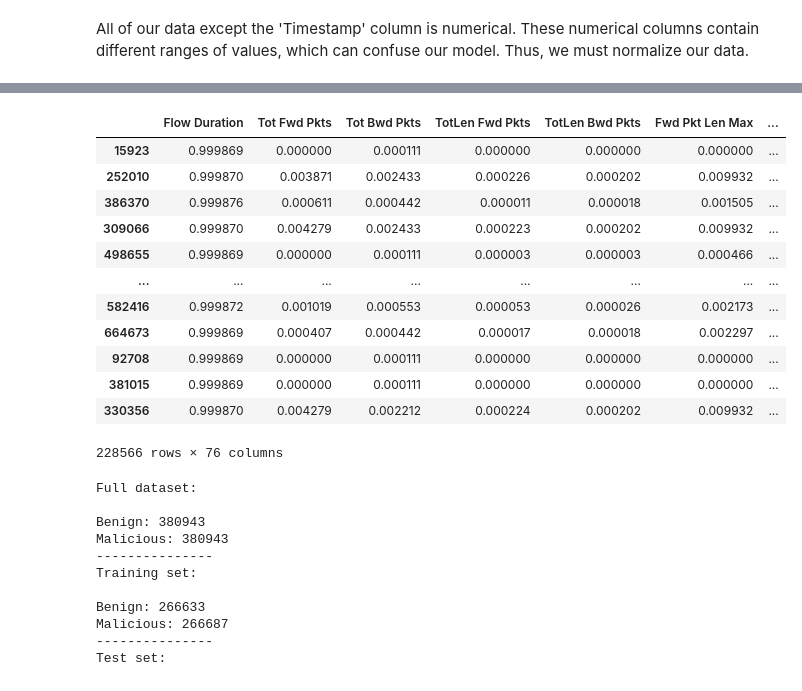
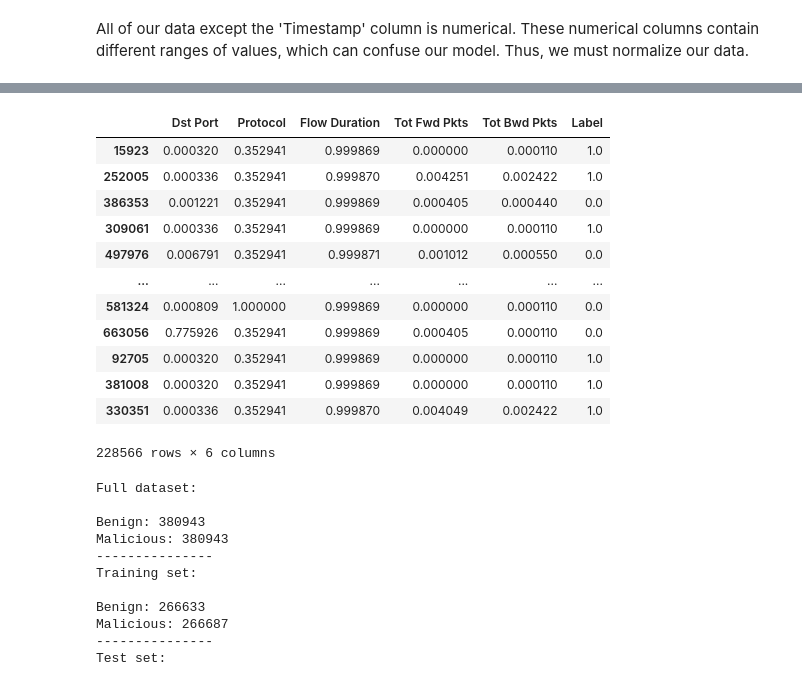
Before and after one commit to zulufun/TeamProject, a Jupyter notebook: Train_model/kaggel/ddos-detection.ipynb, the cells around one changed output, grey strips where cells are left out. Cells and saved outputs as stored; diff of their text form; code cells hidden in the pictures.

Commit message:
push code train model -an -bn

```diff
--- a/Train_model/kaggel/ddos-detection.ipynb
+++ b/Train_model/kaggel/ddos-detection.ipynb
@@ -289,5 +231,6 @@ numerical_columns = ['Flow Duration', 'Tot Fwd Pkts',
-# %%
-train[numerical_columns] = min_max_scaler.transform(train[numerical_columns])
+# %%
+min_max_scaler = MinMaxScaler().fit(train[selected_columns])
+train[selected_columns] = min_max_scaler.transform(train[selected_columns])
 # %%
 train
 # %% [output]
@@ -340,5 +278,2 @@ memory usage: 329.6+ MB
-# %%
-train.drop(['Timestamp'], axis=1,inplace=True)
-test.drop(['Timestamp'],axis=1,inplace=True)
 # %%
 train.info()
@@ -363,21 +280,21 @@ memory usage: 325.5 MB
 # %%
-test[numerical_columns] = min_max_scaler.transform(test[numerical_columns])
+test[selected_columns] = min_max_scaler.transform(test[selected_columns])
 # %%
-test[numerical_columns]
+test[selected_columns]
 # %% [output]
-|  | Flow Duration | Tot Fwd Pkts | Tot Bwd Pkts | TotLen Fwd Pkts | TotLen Bwd Pkts | Fwd Pkt Len Max | ... |
-| 15923 | 0.999869 | 0.000000 | 0.000111 | 0.000000 | 0.000000 | 0.000000 | ... |
-| 252010 | 0.999870 | 0.003871 | 0.002433 | 0.000226 | 0.000202 | 0.009932 | ... |
-| 386370 | 0.999876 | 0.000611 | 0.000442 | 0.000011 | 0.000018 | 0.001505 | ... |
-| 309066 | 0.999870 | 0.004279 | 0.002433 | 0.000223 | 0.000202 | 0.009932 | ... |
-| 498655 | 0.999869 | 0.000000 | 0.000111 | 0.000003 | 0.000003 | 0.000466 | ... |
-| ... | ... | ... | ... | ... | ... | ... | ... |
-| 582416 | 0.999872 | 0.001019 | 0.000553 | 0.000053 | 0.000026 | 0.002173 | ... |
-| 664673 | 0.999869 | 0.000407 | 0.000442 | 0.000017 | 0.000018 | 0.002297 | ... |
-| 92708 | 0.999869 | 0.000000 | 0.000111 | 0.000000 | 0.000000 | 0.000000 | ... |
-| 381015 | 0.999869 | 0.000000 | 0.000111 | 0.000000 | 0.000000 | 0.000000 | ... |
-| 330356 | 0.999870 | 0.004279 | 0.002212 | 0.000224 | 0.000202 | 0.009932 | ... |
+|  | Dst Port | Protocol | Flow Duration | Tot Fwd Pkts | Tot Bwd Pkts | Label |
+| 15923 | 0.000320 | 0.352941 | 0.999869 | 0.000000 | 0.000110 | 1.0 |
+| 252005 | 0.000336 | 0.352941 | 0.999870 | 0.004251 | 0.002422 | 1.0 |
+| 386353 | 0.001221 | 0.352941 | 0.999869 | 0.000405 | 0.000440 | 0.0 |
+| 309061 | 0.000336 | 0.352941 | 0.999869 | 0.000000 | 0.000110 | 1.0 |
+| 497976 | 0.006791 | 0.352941 | 0.999871 | 0.001012 | 0.000550 | 0.0 |
+| ... | ... | ... | ... | ... | ... | ... |
+| 581324 | 0.000809 | 1.000000 | 0.999869 | 0.000000 | 0.000110 | 0.0 |
+| 663056 | 0.775926 | 0.352941 | 0.999869 | 0.000405 | 0.000110 | 0.0 |
+| 92705 | 0.000320 | 0.352941 | 0.999869 | 0.000000 | 0.000110 | 1.0 |
+| 381008 | 0.000320 | 0.352941 | 0.999869 | 0.000000 | 0.000110 | 1.0 |
+| 330351 | 0.000336 | 0.352941 | 0.999870 | 0.004049 | 0.002422 | 1.0 |
-228566 rows × 76 columns
+228566 rows × 6 columns
 # %%
 print("Full dataset:\n")
 print("Benign: " + str(df_equal["Label"].value_counts()[[0]].sum()))
```
Also changed, not shown: parts of 59 cells of this notebook, 3 other files.
